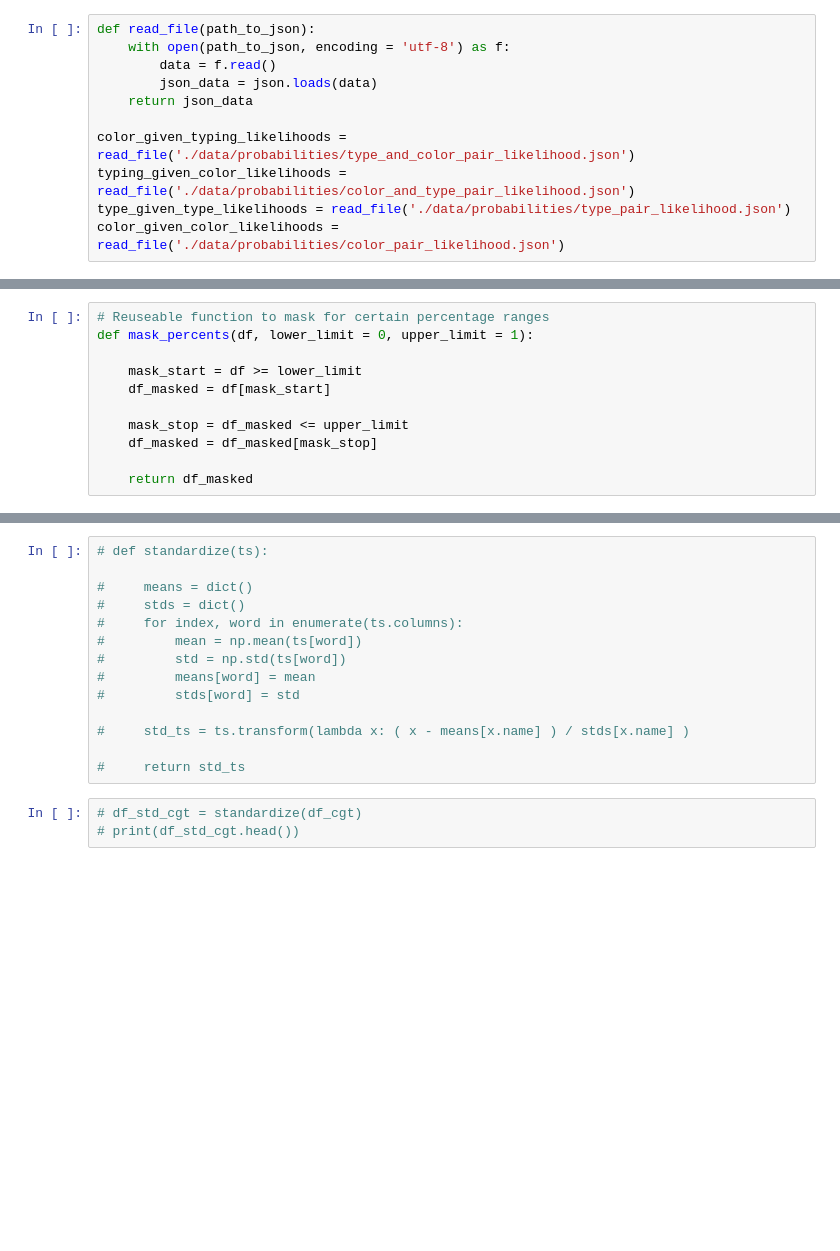
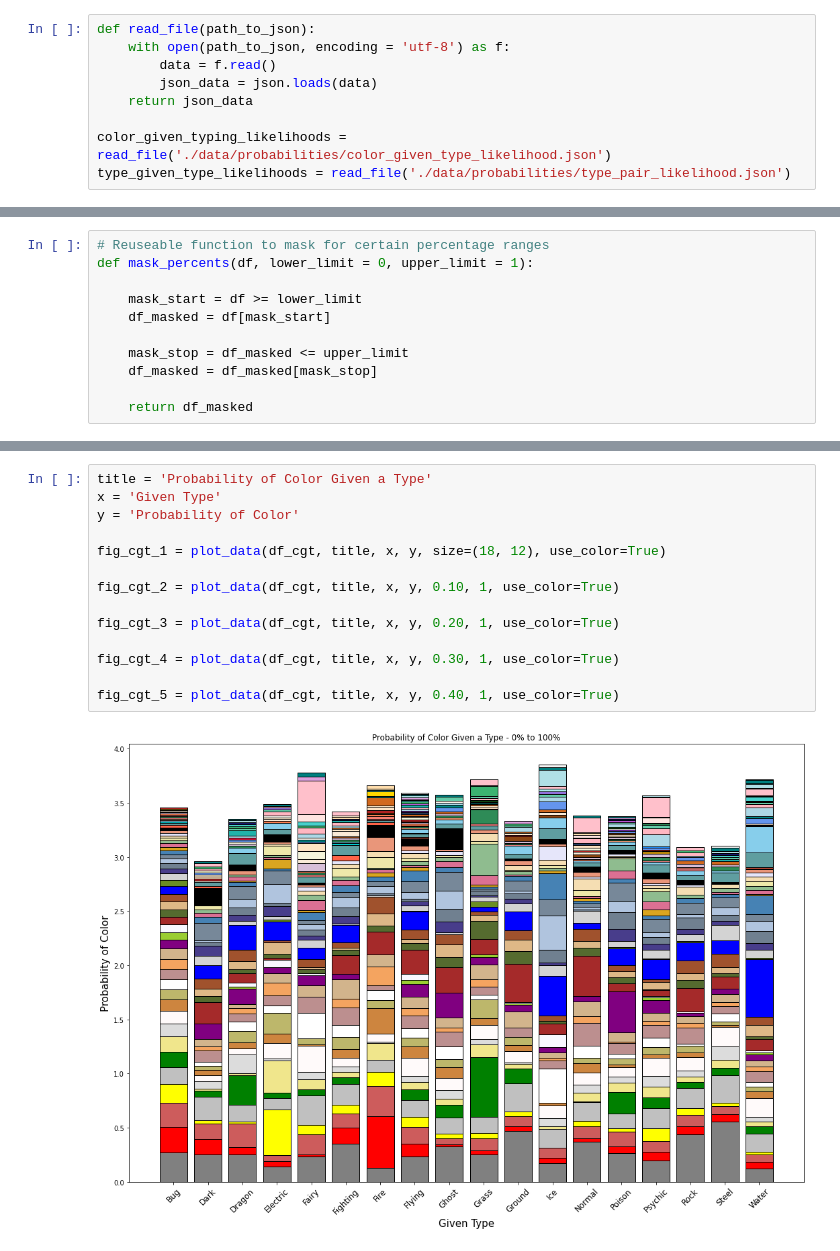
Before and after one commit to Drexel-MS-Y2-DSCI-Group-Projects/dsci521-pokemon-analysis, a Jupyter notebook: color_typing_analysis/co_occurrence_prob_charts.ipynb, the cells around one changed output, grey strips where cells are left out. Cells and saved outputs as stored; diff of their text form; blank space fills up the shorter version.

```diff
--- a/color_typing_analysis/co_occurrence_prob_charts.ipynb
+++ b/color_typing_analysis/co_occurrence_prob_charts.ipynb
@@ -14,10 +14,8 @@ def read_file(path_to_json):
         json_data = json.loads(data)
     return json_data
 
-color_given_typing_likelihoods = read_file('./data/probabilities/type_and_color_pair_likelihood.json')
-typing_given_color_likelihoods = read_file('./data/probabilities/color_and_type_pair_likelihood.json')
+color_given_typing_likelihoods = read_file('./data/probabilities/color_given_type_likelihood.json')
 type_given_type_likelihoods = read_file('./data/probabilities/type_pair_likelihood.json')
-color_given_color_likelihoods = read_file('./data/probabilities/color_pair_likelihood.json')
 # %% [markdown]
 We will save all these into DataFrames, which makes it a lot easier to add/remove certain data, and also use it for the charts.
 # %%
@@ -167,17 +93,16 @@ fig_cgt_5 = plot_cgt_data(df_cgt, 'Color Probabilities Given Type', 'Type', 'Pro
-# %%
-# def standardize(ts):
-
-#     means = dict()
-#     stds = dict()
-#     for index, word in enumerate(ts.columns):
-#         mean = np.mean(ts[word])
-#         std = np.std(ts[word])
-#         means[word] = mean
-#         stds[word] = std
-
-#     std_ts = ts.transform(lambda x: ( x - means[x.name] ) / stds[x.name] )
-
-#     return std_ts
-# %%
-# df_std_cgt = standardize(df_cgt)
-# print(df_std_cgt.head())
+# %%
+title = 'Probability of Color Given a Type'
+x = 'Given Type'
+y = 'Probability of Color'
+
+fig_cgt_1 = plot_data(df_cgt, title, x, y, size=(18, 12), use_color=True)
+
+fig_cgt_2 = plot_data(df_cgt, title, x, y, 0.10, 1, use_color=True)
+
+fig_cgt_3 = plot_data(df_cgt, title, x, y, 0.20, 1, use_color=True)
+
+fig_cgt_4 = plot_data(df_cgt, title, x, y, 0.30, 1, use_color=True)
+
+fig_cgt_5 = plot_data(df_cgt, title, x, y, 0.40, 1, use_color=True)
+# %% [output]
+[figure, added]
```
Also changed, not shown: parts of 10 cells of this notebook, 12 other files.
